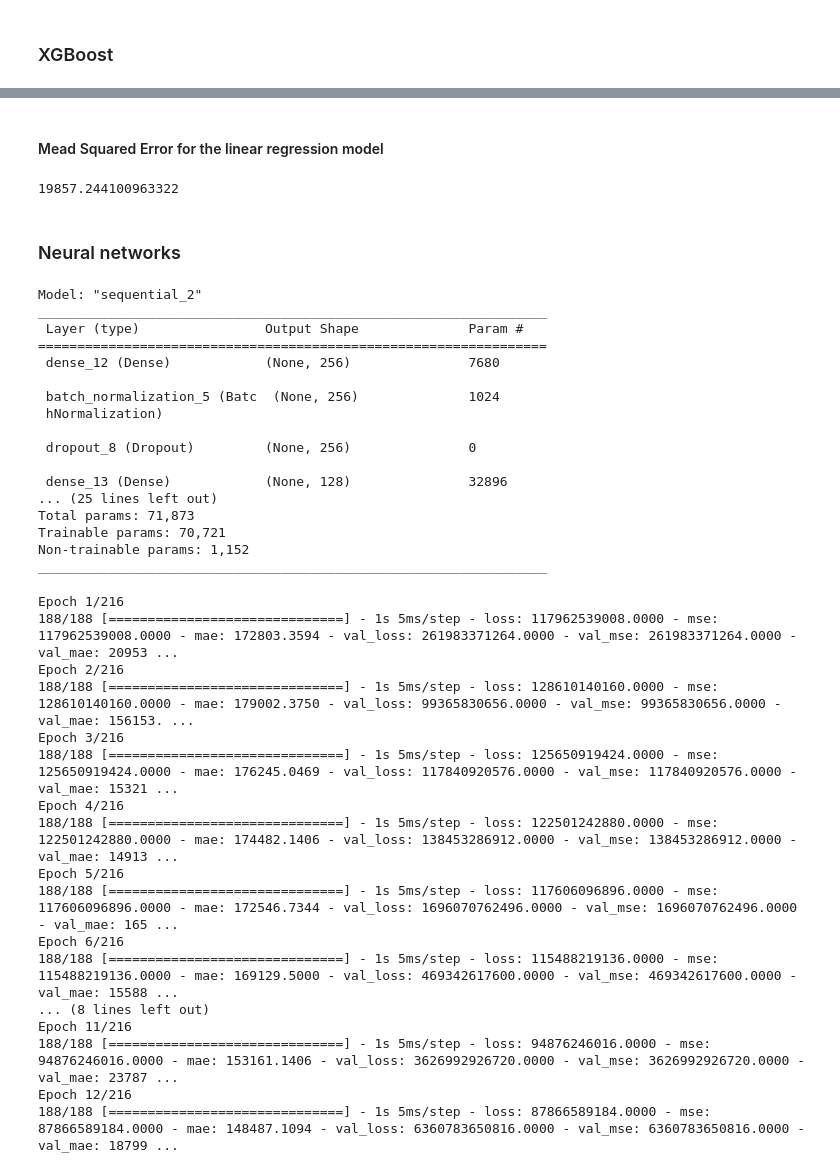
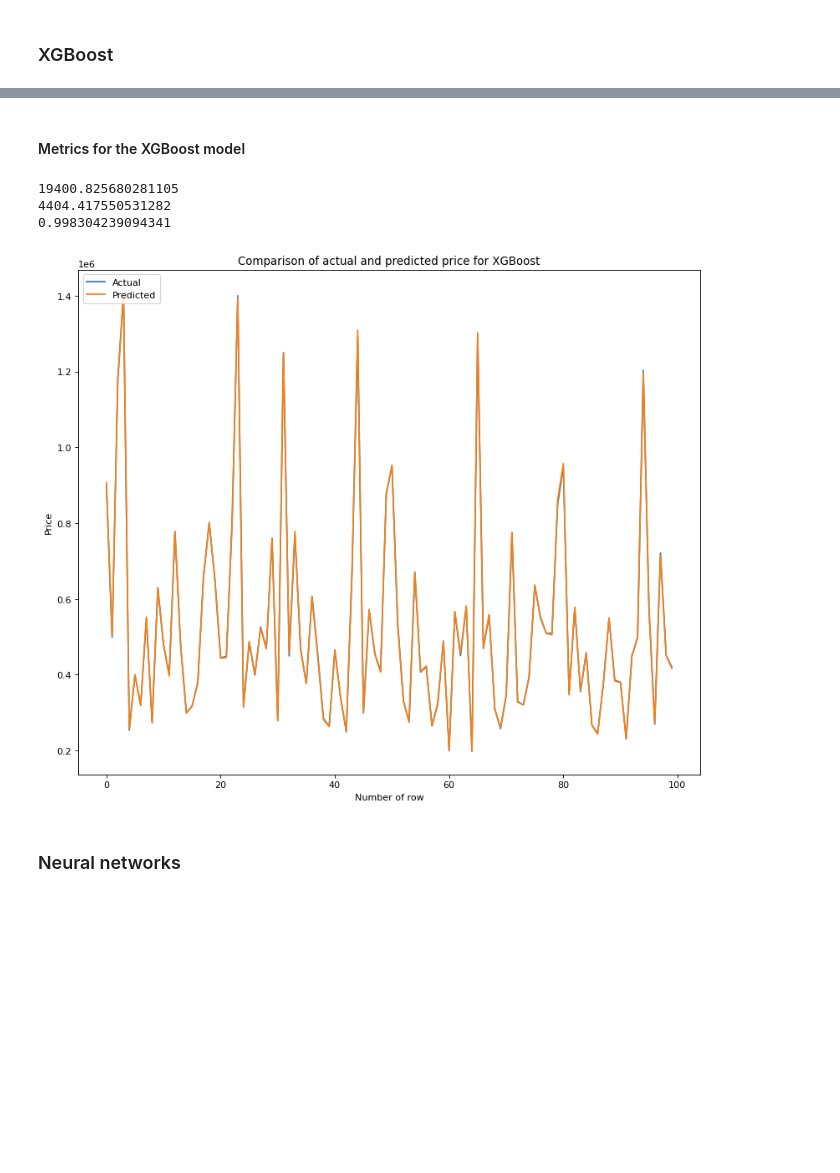
Before and after one commit to KlaudiaK1/RealEstatePricePrediction, a Jupyter notebook: models/machine_learning_models_flats.ipynb, the cells around one changed output, grey strips where cells are left out. Drawn from its saved outputs; the diff is of its cells as text; code cells hidden in the pictures; blank space fills up the shorter version.

```diff
--- a/models/machine_learning_models_flats.ipynb
+++ b/models/machine_learning_models_flats.ipynb
@@ -115,43 +131,10 @@ joblib.dump(xgb_grid_search_model, "grid_search_model.save")
 # %% [markdown]
-#### Mead Squared Error for the linear regression model
+#### Metrics for the XGBoost model
 # %%
 print(sqrt(MSE(test_y, xgb_pred)))
+print(MAE(test_y, xgb_pred))
+print(r2_score(test_y, xgb_pred))
 # %% [output]
-19857.244100963322
+19400.825680281105
+4404.417550531282
+0.998304239094341
-# %% [markdown]
-### Neural networks
-# %%
-nn_model = keras.Sequential(
-    [
-        layers.Dense(256, input_dim = len(data.columns) - 1, activation = 'relu'),
-        layers.BatchNormalization(),
-        layers.Dropout(0.2),
-        layers.Dense(128, activation='relu'),
-        layers.Dropout(0.2),
-        layers.Dense(128, activation='relu'),
-        layers.Dense(64, activation='relu'),
-        layers.Dropout(0.2),
-        layers.Dense(64, activation='relu'),
-        layers.Dense(1, activation = 'linear')
-    ]
-)
-
-nn_model.summary()
-# %% [output]
-Model: "sequential_2"
-_________________________________________________________________
- Layer (type)                Output Shape              Param #
-=================================================================
- dense_12 (Dense)            (None, 256)               7680
-
- batch_normalization_5 (Batc  (None, 256)              1024
- hNormalization)
-
- dropout_8 (Dropout)         (None, 256)               0
-
- dense_13 (Dense)            (None, 128)               32896
-... (25 lines left out)
-Total params: 71,873
-Trainable params: 70,721
-Non-trainable params: 1,152
-_________________________________________________________________
@@ -159,0 +141,13 @@ nn_model.compile(loss = 'mse', optimizer = 'adam', metrics = ['mse', 'mae'])
+# %%
+figure(figsize=(12, 10), dpi=80)
+plt.plot(list(range(len(test_y[:100].values))), test_y[:100])
+plt.plot(list(range(len(test_y[:100].values))), xgb_pred[:100])
+plt.title('Comparison of actual and predicted price for XGBoost')
+plt.ylabel('Price')
+plt.xlabel('Number of row')
+plt.legend(['Actual', 'Predicted'], loc='upper left')
+plt.show()
+# %% [output]
+[figure, added]
+# %% [markdown]
+### Neural networks
@@ -162,23 +176,3 @@ from keras import callbacks
 earlystopping = callbacks.EarlyStopping(monitor ="val_loss",
                                         mode ="min", patience = 10,
                                         restore_best_weights = True)
-# %%
-history = nn_model.fit(train_X, train_y, epochs = 216, batch_size = 256, validation_split = 0.2, callbacks = [earlystopping])
-# %% [output]
-Epoch 1/216
-188/188 [==============================] - 1s 5ms/step - loss: 117962539008.0000 - mse: 117962539008.0000 - mae: 172803.3594 - val_loss: 261983371264.0000 - val_mse: 261983371264.0000 - val_mae: 20953 ...
-Epoch 2/216
-188/188 [==============================] - 1s 5ms/step - loss: 128610140160.0000 - mse: 128610140160.0000 - mae: 179002.3750 - val_loss: 99365830656.0000 - val_mse: 99365830656.0000 - val_mae: 156153. ...
-Epoch 3/216
-188/188 [==============================] - 1s 5ms/step - loss: 125650919424.0000 - mse: 125650919424.0000 - mae: 176245.0469 - val_loss: 117840920576.0000 - val_mse: 117840920576.0000 - val_mae: 15321 ...
-Epoch 4/216
-188/188 [==============================] - 1s 5ms/step - loss: 122501242880.0000 - mse: 122501242880.0000 - mae: 174482.1406 - val_loss: 138453286912.0000 - val_mse: 138453286912.0000 - val_mae: 14913 ...
-Epoch 5/216
-188/188 [==============================] - 1s 5ms/step - loss: 117606096896.0000 - mse: 117606096896.0000 - mae: 172546.7344 - val_loss: 1696070762496.0000 - val_mse: 1696070762496.0000 - val_mae: 165 ...
-Epoch 6/216
-188/188 [==============================] - 1s 5ms/step - loss: 115488219136.0000 - mse: 115488219136.0000 - mae: 169129.5000 - val_loss: 469342617600.0000 - val_mse: 469342617600.0000 - val_mae: 15588 ...
-... (8 lines left out)
-Epoch 11/216
-188/188 [==============================] - 1s 5ms/step - loss: 94876246016.0000 - mse: 94876246016.0000 - mae: 153161.1406 - val_loss: 3626992926720.0000 - val_mse: 3626992926720.0000 - val_mae: 23787 ...
-Epoch 12/216
-188/188 [==============================] - 1s 5ms/step - loss: 87866589184.0000 - mse: 87866589184.0000 - mae: 148487.1094 - val_loss: 6360783650816.0000 - val_mse: 6360783650816.0000 - val_mae: 18799 ...
```
Also changed, not shown: parts of 29 cells of this notebook.
